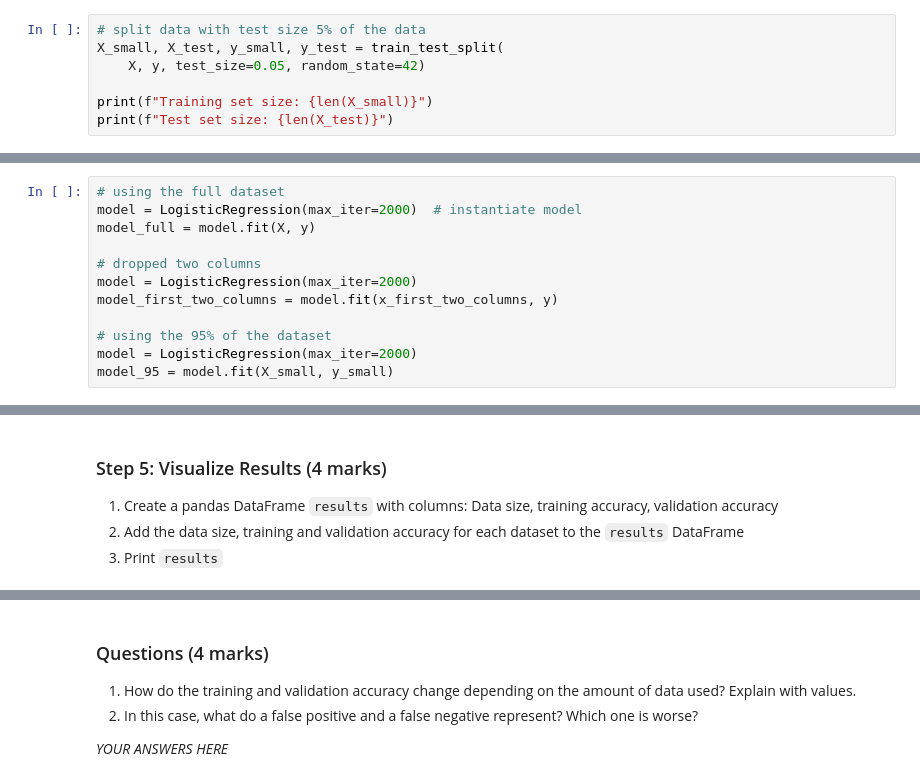
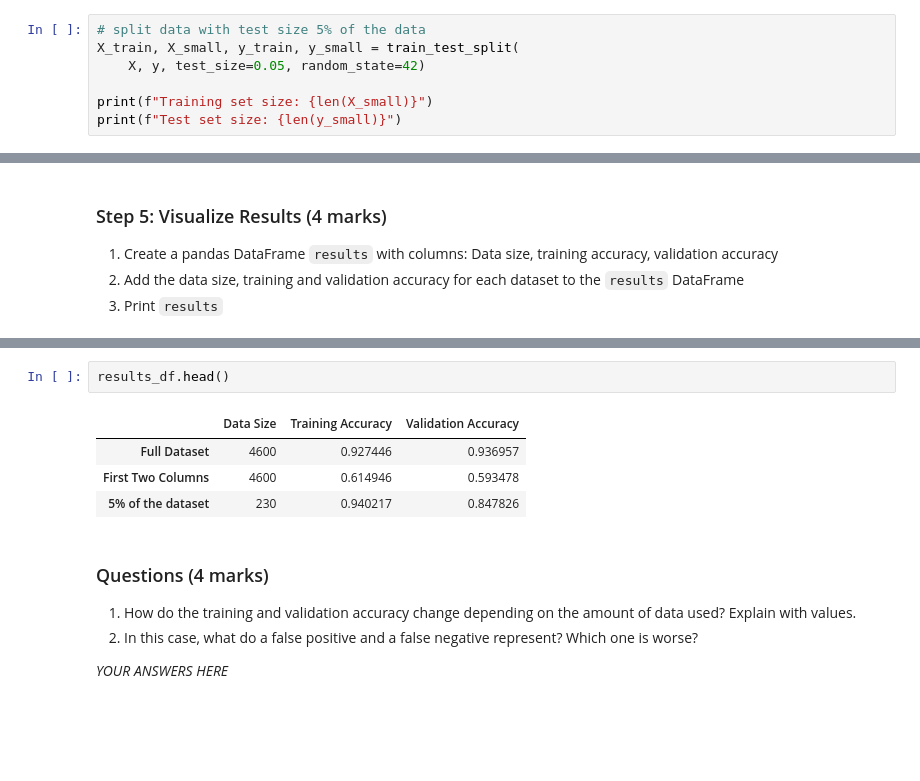
Before and after one commit to chvaldez10/Dog-Apps, a Jupyter notebook: ENSF 611/assignments/A2/Assignment 2.ipynb, the cells around one changed output, grey strips where cells are left out. Drawn from its saved outputs; the diff is of its cells as text; blank space fills up the shorter version.

```diff
--- a/ENSF 611/assignments/A2/Assignment 2.ipynb
+++ b/ENSF 611/assignments/A2/Assignment 2.ipynb
@@ -109,9 +109,9 @@ There are no missing values in X.
 There are no missing values in y.
 # %%
 # split data with test size 5% of the data
-X_small, X_test, y_small, y_test = train_test_split(
+X_train, X_small, y_train, y_small = train_test_split(
     X, y, test_size=0.05, random_state=42)
 
 print(f"Training set size: {len(X_small)}")
-print(f"Test set size: {len(X_test)}")
+print(f"Test set size: {len(y_small)}")
 # %% [output]
@@ -144,15 +129,3 @@ x_first_two_columns.head()
-# %%
-# using the full dataset
-model = LogisticRegression(max_iter=2000)  # instantiate model
-model_full = model.fit(X, y)
-
-# dropped two columns
-model = LogisticRegression(max_iter=2000)
-model_first_two_columns = model.fit(x_first_two_columns, y)
-
-# using the 95% of the dataset
-model = LogisticRegression(max_iter=2000)
-model_95 = model.fit(X_small, y_small)
 # %% [markdown]
 ### Step 4: Validate Model
 
@@ -198,3 +191,10 @@ Questions to ask:
+# %%
+results_df.head()
+# %% [output]
+|  | Data Size | Training Accuracy | Validation Accuracy |
+| Full Dataset | 4600 | 0.927446 | 0.936957 |
+| First Two Columns | 4600 | 0.614946 | 0.593478 |
+| 5% of the dataset | 230 | 0.940217 | 0.847826 |
 # %% [markdown]
 ### Questions (4 marks)
 1. How do the training and validation accuracy change depending on the amount of data used? Explain with values.
```
Also changed, not shown: parts of 9 cells of this notebook, 1 other file.
